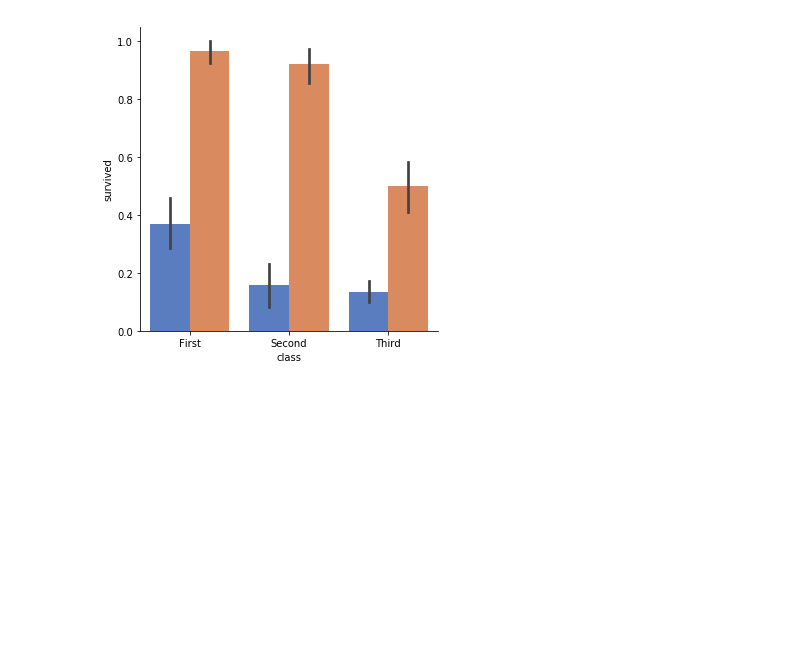
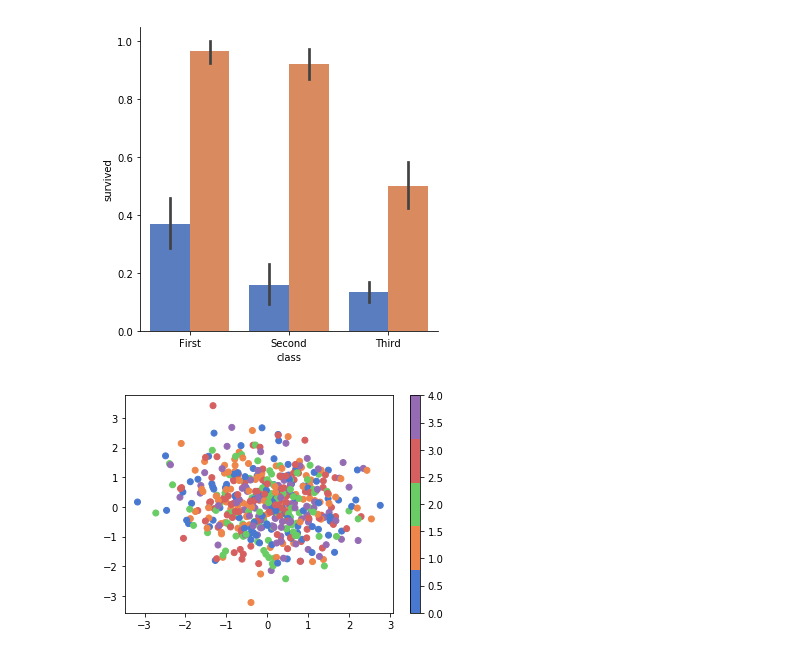
Before and after one commit to mustaphagarba/seaborn-tuts, a Jupyter notebook: Seaborn Tuts.ipynb, the cells around one changed output. Saved outputs shown, nothing was run; the diff lists cells and outputs as text; code cells hidden in the pictures; blank space fills up the shorter version.

Commit message:
added scatter plot, played around with colour palettes

```diff
--- a/Seaborn Tuts.ipynb
+++ b/Seaborn Tuts.ipynb
@@ -26,3 +26,31 @@ g = sns.factorplot("class", "survived", "sex", data=titanic, kind="bar", palette
 plt.show()
 # %% [output]
 [figure]
+# %%
+#Lets try something different with the colour palette
+import numpy as np
+from matplotlib.colors import ListedColormap
+
+# Define a variable N
+N = 500
+
+# Construct the colormap
+current_palette = sns.color_palette("muted", n_colors=5)
+cmap = ListedColormap(sns.color_palette(current_palette).as_hex())
+
+# Initialize the data
+data1 = np.random.randn(N)
+data2 = np.random.randn(N)
+# Assume that there are 5 possible labels
+colors = np.random.randint(0,5,N)
+
+# Create a scatter plot
+plt.scatter(data1, data2, c=colors, cmap=cmap)
+
+# Add a color bar
+plt.colorbar()
+
+# Show the plot
+plt.show()
+# %% [output]
+[figure, added]
```
